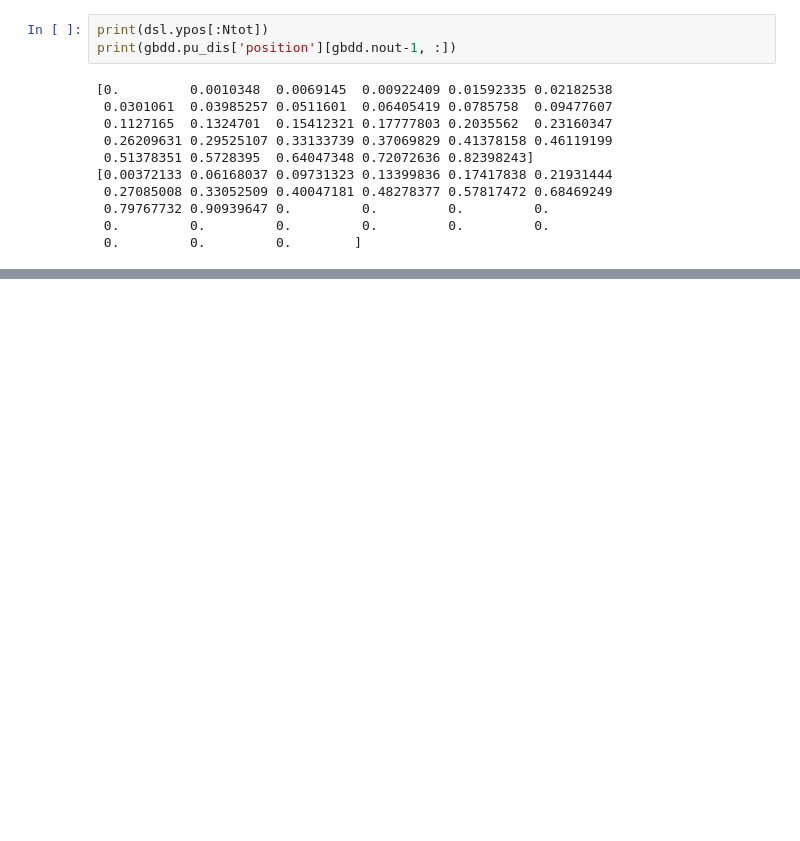
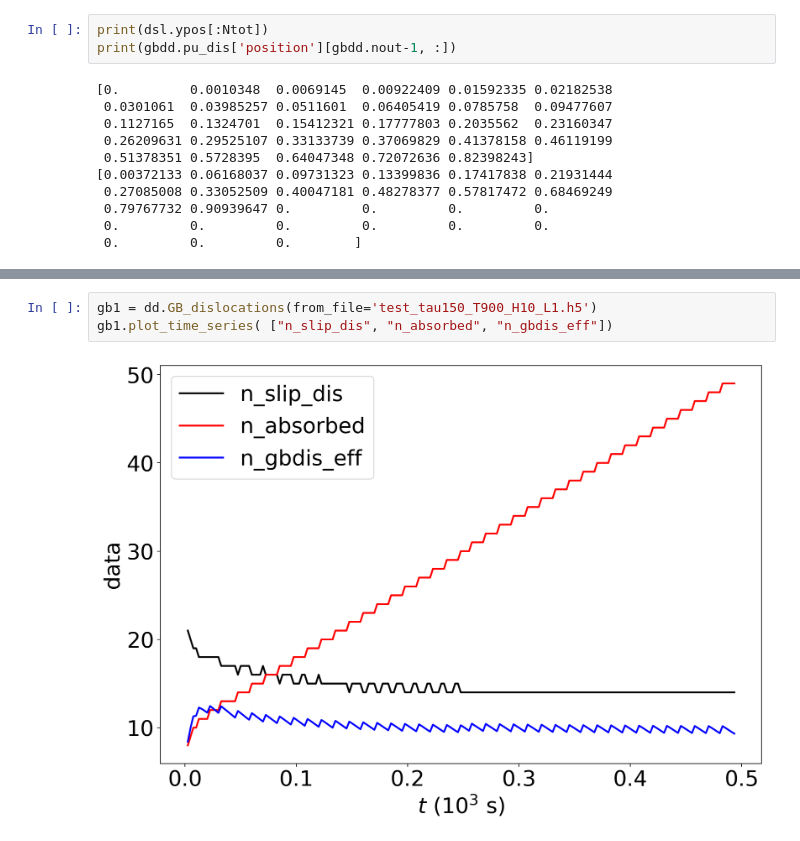
Before and after one commit to AHartmaier/pyLabDD, a Jupyter notebook: notebooks/gbdd_pu_pre.ipynb, the cells around one changed output, grey strips where cells are left out. Drawn from its saved outputs; the diff is of its cells as text; blank space fills up the shorter version.

```diff
--- a/notebooks/gbdd_pu_pre.ipynb
+++ b/notebooks/gbdd_pu_pre.ipynb
@@ -228,0 +239,5 @@ gbdd.nout
+# %%
+gb1 = dd.GB_dislocations(from_file='test_tau150_T900_H10_L1.h5')
+gb1.plot_time_series( ["n_slip_dis", "n_absorbed", "n_gbdis_eff"])
+# %% [output]
+[figure, added]
```
Also changed, not shown: parts of 10 cells of this notebook, 3 other files.
